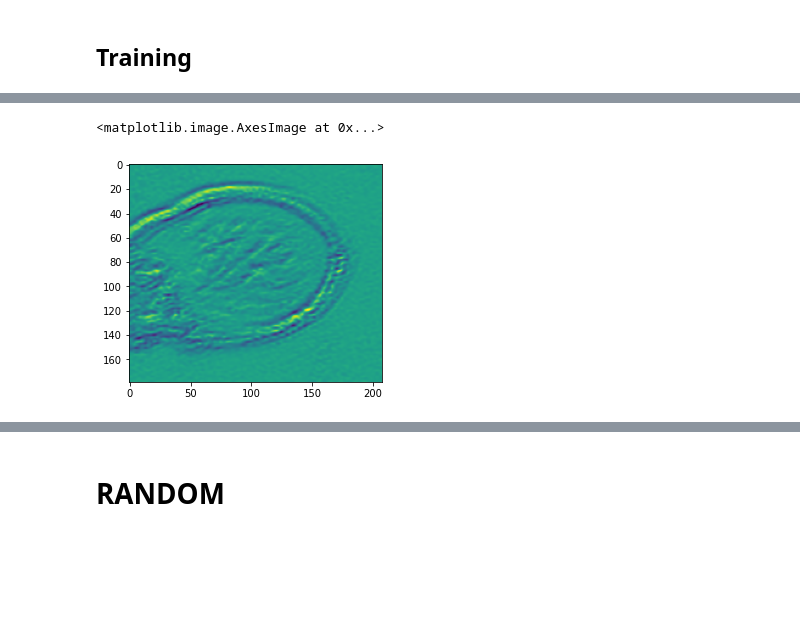
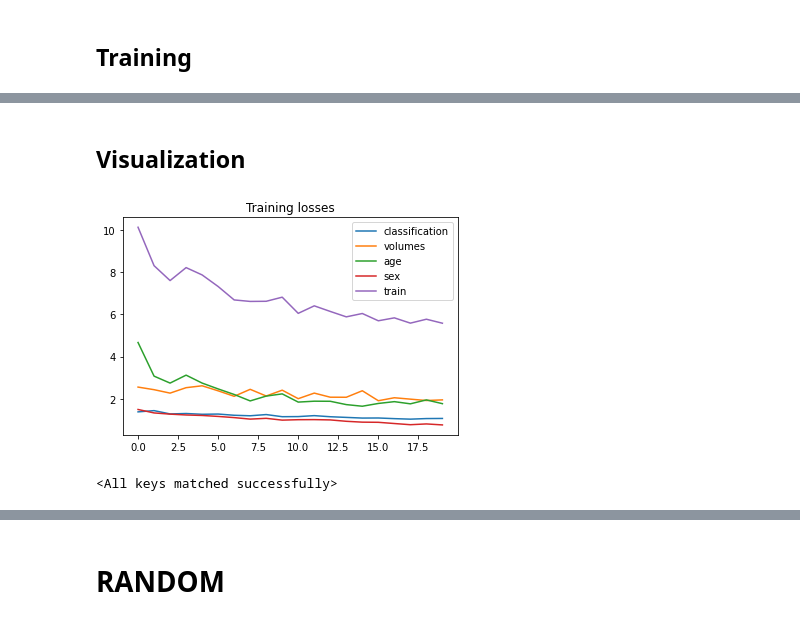
Before and after one commit to cosasha97/interpretability-dl-ndd, a Jupyter notebook: experiments.ipynb, the cells around one changed output, grey strips where cells are left out. Drawn from its saved outputs; the diff is of its cells as text; code cells hidden in the pictures; blank space fills up the shorter version.

```diff
--- a/experiments.ipynb
+++ b/experiments.ipynb
@@ -46,0 +38,4 @@ df_data
+# %%
+file = '/network/lustre/dtlake01/aramis/datasets/adni/caps/caps_v2021/subjects/sub-ADNI052S1251/ses-M00/deeplearning_prepare_data/image_based/t1_linear/sub-ADNI052S1251_ses-M00_T1w_space-MNI152NLin2009cSym_desc-Crop_res-1x1x1_T1w.pt'
+ts = torch.load(file)
+ts.shape
@@ -477,11 +635,19 @@ INFO:root:Split for diagnosis CN was found after 5 trials
 # %%
 # follow structure of ``train_single_cnn``
 
+# training_df['slice_id'] = 85
+# valid_df['slice_id'] = 85
 # dataset iterator
-data_train = MRIDatasetSlice(caps_directory, training_df, train_transformations=all_transforms,df_add_data=df_add_data)
-data_valid = MRIDatasetSlice(caps_directory, valid_df, train_transformations=all_transforms,df_add_data=df_add_data)
+# data_train = MRIDatasetSlice(caps_directory, training_df, slice_index=85, mixed=True, df_add_data=df_add_data) #train_transformations=all_transforms
+# data_valid = MRIDatasetSlice(caps_directory, valid_df, slice_index=85, mixed=True, df_add_data=df_add_data) #train_transformations=all_transforms,
+
+data_train = MRIDatasetSlice(caps_directory, training_df, df_add_data=df_add_data) #train_transformations=all_transforms
+data_valid = MRIDatasetSlice(caps_directory, valid_df, df_add_data=df_add_data) #train_transformations=all_transforms,
+
+
 # sampler
-train_sampler=generate_sampler(data_train)
+train_sampler = generate_sampler(data_train)
+valid_sampler = generate_sampler(data_valid)
 # loaders
 train_loader = DataLoader(data_train,
                          batch_size=batch_size,
@@ -491,6 +657,6 @@ train_loader = DataLoader(data_train,
 
 valid_loader = DataLoader(data_valid,
                          batch_size=batch_size,
-                         sampler=train_sampler,
+                         sampler=valid_sampler,
                          num_workers=num_workers,
                          pin_memory=True)
@@ -743,0 +665,9 @@ nan
+# %%
+# get sample
+sample = data_train[0]
+# build model
+model = Net(sample, [8, 16, 32, 64, 128])
+if torch.cuda.is_available():
+    print("To cuda")
+    model.cuda()
+model.summary()
@@ -744,2 +740,20 @@ nan
+# %% [markdown]
+## Visualization
+# %%
+def plot_losses(dict_losses, title=""):
+    """
+    Plot the different losses.
+
+    Args:
+        dict_losses: dictionnary of losses
+    """
+    plt.figure()
+    plt.title(title)
+    for key in dict_losses.keys():
+        plt.plot(dict_losses[key], label=key)
+    plt.legend()
+    plt.show()
 # %%
-#torch.cuda.empty_cache()
+plot_losses(train_losses, "Training losses")
+# %% [output]
+[figure, added]
@@ -746 +763,5 @@ nan
+# %%
+model.load_state_dict(saved_data['model_state_dict'])
+# %% [output]
+<All keys matched successfully>
 # %%
@@ -752,5 +770,0 @@ plt.imshow(img[0,0])
-# %%
-plt.imshow(attention_map)
-# %% [output]
-<matplotlib.image.AxesImage at 0x...>
-[figure, removed]
```
Also changed, not shown: parts of 32 cells of this notebook.
